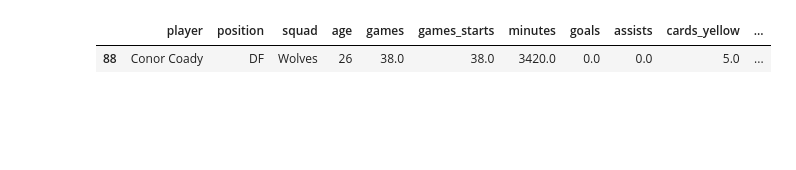
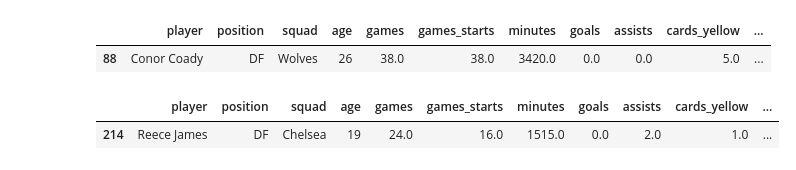
Before and after one commit to sidthakur08/fpl_explore, a Jupyter notebook: explore.ipynb, the cells around one changed output. Saved outputs shown, nothing was run; the diff lists cells and outputs as text; code cells hidden in the pictures; blank space fills up the shorter version.

```diff
--- a/explore.ipynb
+++ b/explore.ipynb
@@ -415,6 +453,11 @@ defenders[defenders['player']=='Conor Coady']
 # %% [output]
 |  | player | position | squad | age | games | games_starts | minutes | goals | assists | cards_yellow | ... |
 | 88 | Conor Coady | DF | Wolves | 26 | 38.0 | 38.0 | 3420.0 | 0.0 | 0.0 | 5.0 | ... |
+# %%
+defenders[defenders['player']=='Reece James']
+# %% [output]
+|  | player | position | squad | age | games | games_starts | minutes | goals | assists | cards_yellow | ... |
+| 214 | Reece James | DF | Chelsea | 19 | 24.0 | 16.0 | 1515.0 | 0.0 | 2.0 | 1.0 | ... |
 # %%
 # goals_assists_pens_per90 is G+A-PK
 pos = ['FW','MF','MF,FW','FW,MF']
```
Also changed, not shown: parts of 14 cells of this notebook.
